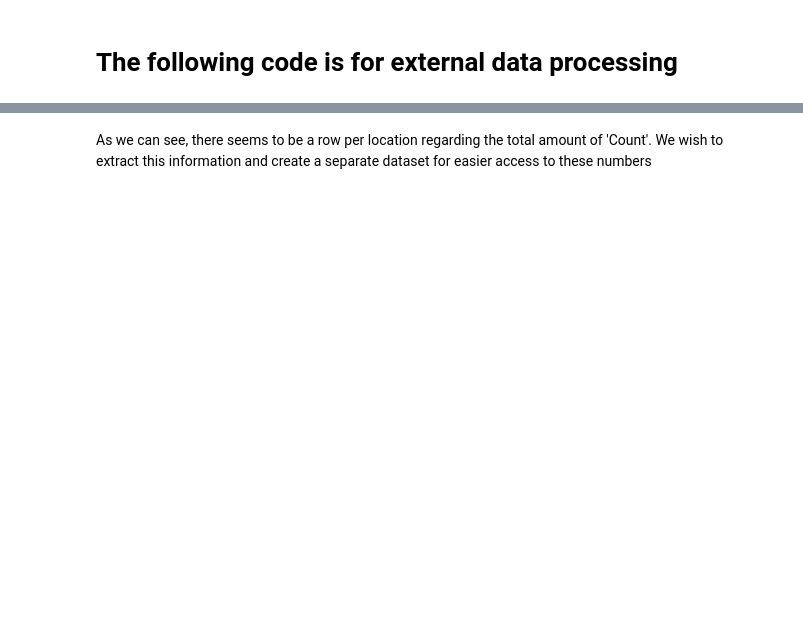
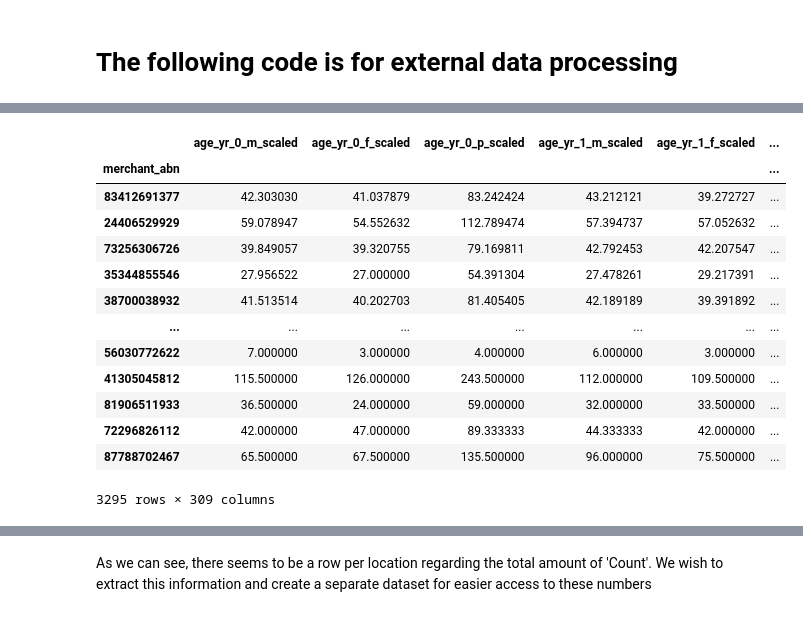
Before and after one commit to pommcuter/generic-buy-now-pay-later-project, a Jupyter notebook: notebooks/externalPreProcess.ipynb, the cells around one changed output, grey strips where cells are left out. Cells and saved outputs as stored; diff of their text form; code cells hidden in the pictures; blank space fills up the shorter version.

Commit message:
external data loading and preprocessing

```diff
--- a/notebooks/externalPreProcess.ipynb
+++ b/notebooks/externalPreProcess.ipynb
@@ -27,0 +60,2 @@ import pandas as pd
+# %%
+transactions_sdf = spark.read.parquet('../data/raw/samples/transaction_sample.parquet')
@@ -27,0 +122,21 @@ import pandas as pd
+# %%
+# Calculates median of each row in dataframe where each row corresponds to a count of the given column value
+def get_median_col(df):
+    median_count = df.sum(axis = 1)/2
+
+    return df.cumsum(axis = 1).apply(
+        lambda col : (col > median_count)
+    ).idxmax(
+        axis = 1
+    )
+
+# Executes get_medial_col function for males females and persons
+for person_type in ['m', 'f', 'p']:
+    merchants_df[f'median_age_{person_type}'] = get_median_col(
+        merchants_df.filter(
+            regex = f'age_yr_(\d+|(80_84)|(85_89)|(90_94)|(95_99)|(100_yr_over))_{person_type}_scaled',
+            axis = 1
+        )
+    ).apply(
+        lambda x : re.findall('\d+', x)[0]
+    )
@@ -28,3 +160,20 @@ import pandas as pd
+# %%
+merchants_df
+# %% [output]
+|  | age_yr_0_m_scaled | age_yr_0_f_scaled | age_yr_0_p_scaled | age_yr_1_m_scaled | age_yr_1_f_scaled | ... |
+| merchant_abn |  |  |  |  |  | ... |
+| 83412691377 | 42.303030 | 41.037879 | 83.242424 | 43.212121 | 39.272727 | ... |
+| 24406529929 | 59.078947 | 54.552632 | 112.789474 | 57.394737 | 57.052632 | ... |
+| 73256306726 | 39.849057 | 39.320755 | 79.169811 | 42.792453 | 42.207547 | ... |
+| 35344855546 | 27.956522 | 27.000000 | 54.391304 | 27.478261 | 29.217391 | ... |
+| 38700038932 | 41.513514 | 40.202703 | 81.405405 | 42.189189 | 39.391892 | ... |
+| ... | ... | ... | ... | ... | ... | ... |
+| 56030772622 | 7.000000 | 3.000000 | 4.000000 | 6.000000 | 3.000000 | ... |
+| 41305045812 | 115.500000 | 126.000000 | 243.500000 | 112.000000 | 109.500000 | ... |
+| 81906511933 | 36.500000 | 24.000000 | 59.000000 | 32.000000 | 33.500000 | ... |
+| 72296826112 | 42.000000 | 47.000000 | 89.333333 | 44.333333 | 42.000000 | ... |
+| 87788702467 | 65.500000 | 67.500000 | 135.500000 | 96.000000 | 75.500000 | ... |
+3295 rows × 309 columns
 # %%
 external_sdf = spark.read.option("header", "true").csv("../data/raw/external/income.csv")
 external_sdf= external_sdf.withColumnRenamed(
```
Also changed, not shown: parts of 13 cells of this notebook, 4 other files.
